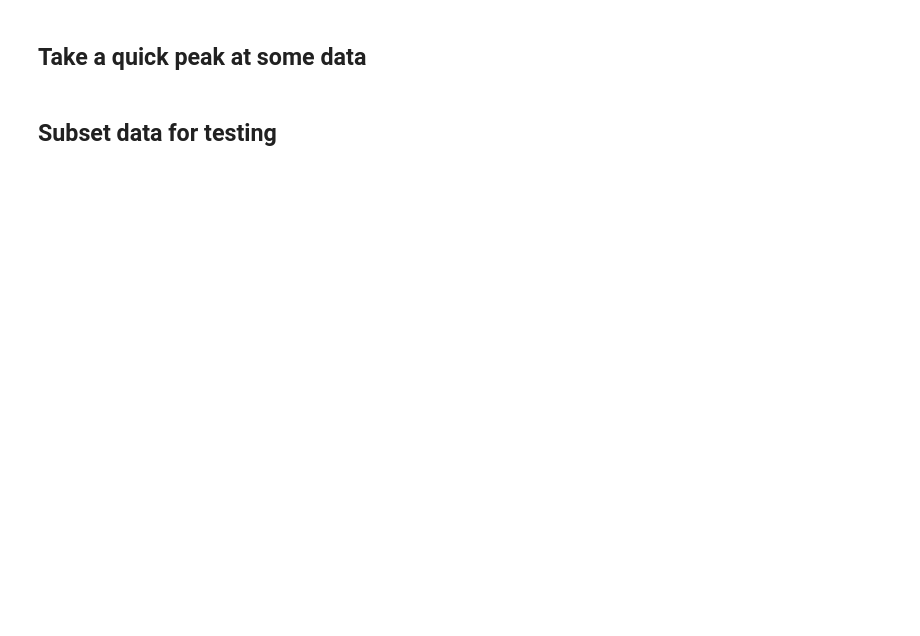
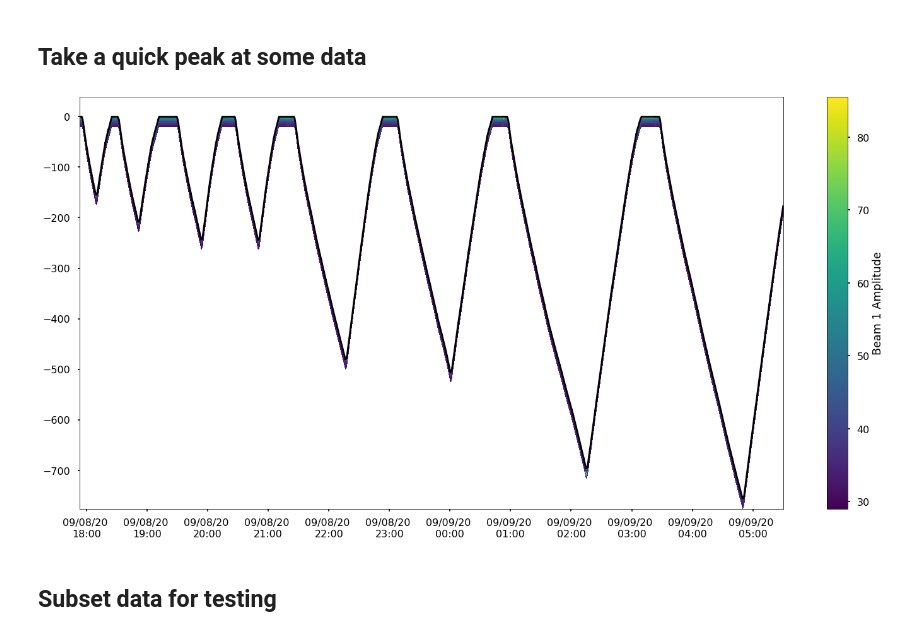
Before and after one commit to JGradone/Slocum-AD2CP, a Jupyter notebook: notebooks/01_AD2CP_Processing.ipynb, the cells around one changed output. Saved outputs shown, nothing was run; the diff lists cells and outputs as text; code cells hidden in the pictures; blank space fills up the shorter version.

Commit message:
Finish dataset-ifying functions

```diff
--- a/notebooks/01_AD2CP_Processing.ipynb
+++ b/notebooks/01_AD2CP_Processing.ipynb
@@ -99,0 +80,17 @@ df1
+# %%
+###############################################
+#         For TESTING: Load first file        #
+###############################################
+df1 = xr.open_dataset(files[0],group='Data/Burst/')
+## I think this is a documented bug in the xarray open_mfdataset function for grouped NetCDFs
+config = xr.open_dataset(files[0],group='Config')
+## So, just assigning the global attributes from the first file to the combined file
+df1 = df1.assign_attrs(config.attrs)
+# 2 House-keeping steps
+# 1) Roll shifted 180 for some reason
+df1['Roll'] = df1['Roll']-180
+# 2) Surface depth is 0 meters. Needed for at least for the 2020 deployment, per conversations with Sven from Nortek.
+df1['Pressure'] = df1['Pressure']-10
+## Put time on x-dimension
+df1 = df1.transpose()
+df1
@@ -100,17 +115,19 @@ df1
 # %% [markdown]
 ## Take a quick peak at some data
 # %%
-[x,y]=np.meshgrid(df1.time,df1.bins)
-[bdepth,bbins]=np.meshgrid(df1.depth,df1.bins)
+[x,y]=np.meshgrid(df1['time'],df1['Velocity Range'])
+[bdepth,bbins]=np.meshgrid(df1['Pressure'],df1['Velocity Range'])
 
 by=bdepth+bbins
 
 fig = plt.figure(figsize=(25,12))
 
-plt.pcolormesh(x[:,12000:14000],-by[:,12000:14000],df1.beam1amp[:,12000:14000])
-plt.plot(df1.time[12000:14000],-df1.depth[12000:14000],'k')
+plt.pcolormesh(x,-by,df1['AmplitudeBeam1'])
+plt.plot(df1['time'],-df1['Pressure'],'k')
 plt.colorbar(label='Beam 1 Amplitude')
 plt.gca().xaxis.set_major_formatter(myFmtlong)
+# %% [output]
+[figure, added]
 # %% [markdown]
 ## Subset data for testing
 # %%
```
Also changed, not shown: parts of 27 cells of this notebook, 1 other file.
